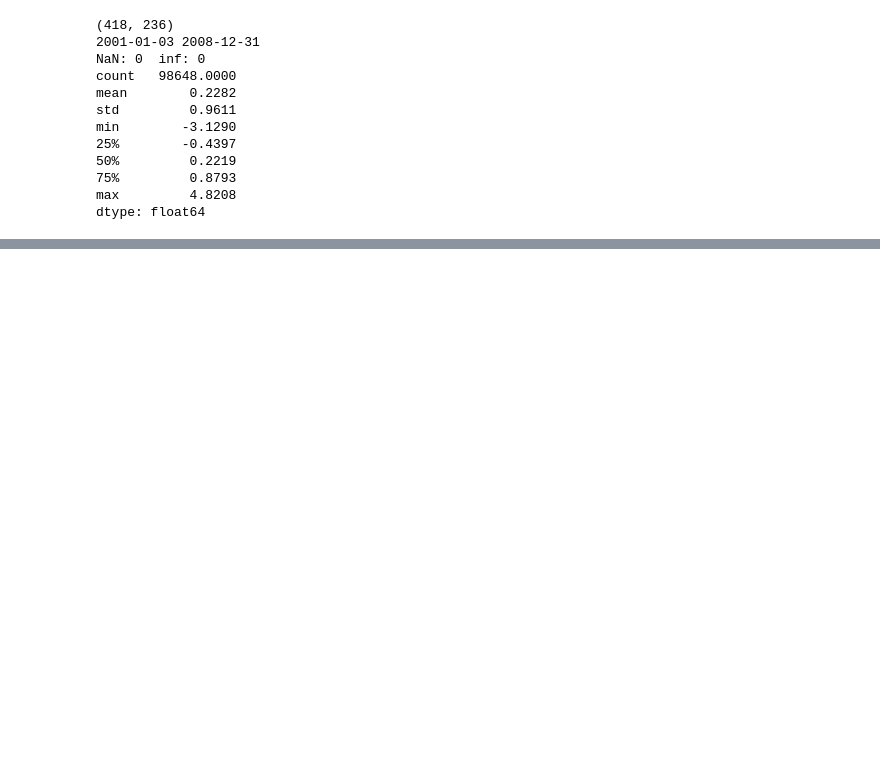
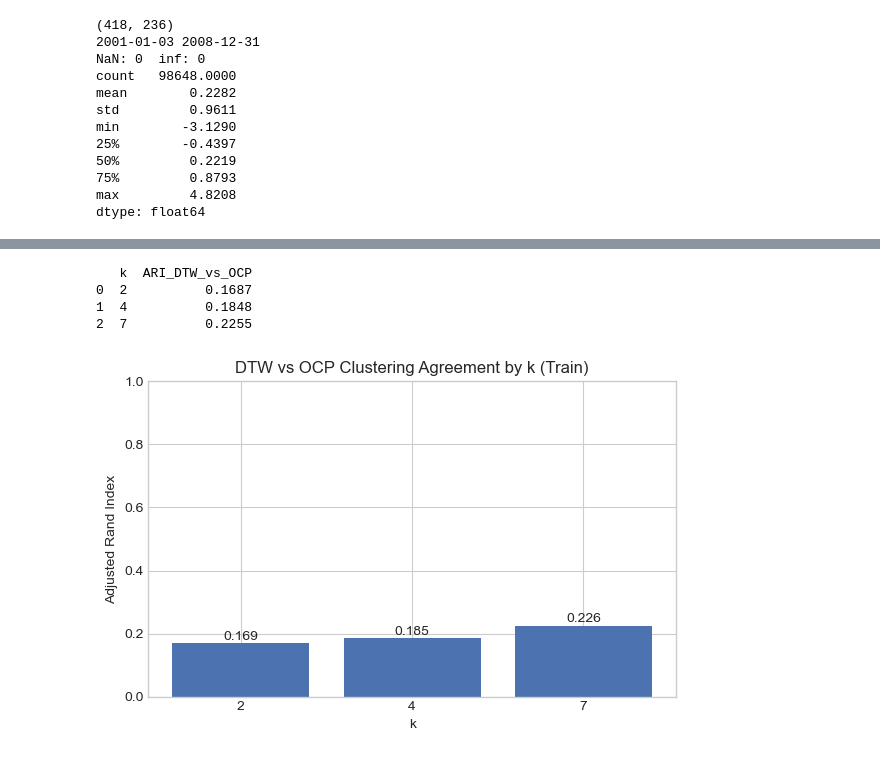
Before and after one commit to WyattEarls/DTW-OCP-Clustering-Pairs-Trading, a Jupyter notebook: Examples/Effective-Pairs-Trading-25yrs-SP500.ipynb, the cells around one changed output, grey strips where cells are left out. Saved outputs shown, nothing was run; the diff lists cells and outputs as text; code cells hidden in the pictures; blank space fills up the shorter version.

```diff
--- a/Examples/Effective-Pairs-Trading-25yrs-SP500.ipynb
+++ b/Examples/Effective-Pairs-Trading-25yrs-SP500.ipynb
@@ -313,0 +370,22 @@ dtype: float64
+# %%
+# DTW-OCP clustering agreement (Adjusted Rand Index) at each k
+ari_df = pd.DataFrame([{'k': k, 'ARI_DTW_vs_OCP': adjusted_rand_score(dtw_clusters[k], ocp_clusters[k])}
+                       for k in K_VALUES])
+print(ari_df)
+
+fig, ax = plt.subplots(figsize=(6, 4))
+ax.bar(ari_df['k'].astype(str), ari_df['ARI_DTW_vs_OCP'], color='#4c72b0')
+for i, v in enumerate(ari_df['ARI_DTW_vs_OCP']):
+    ax.text(i, v + 0.01, f'{v:.3f}', ha='center')
+ax.set_ylim(0, 1); ax.set_xlabel('k'); ax.set_ylabel('Adjusted Rand Index')
+ax.set_title('DTW vs OCP Clustering Agreement by k (Train)')
+plt.tight_layout()
+plt.savefig(f'ari_dtw_ocp_by_k_{TAG}.png', dpi=150, bbox_inches='tight')
+plt.show()
+ari_df.to_csv(f'ari_dtw_ocp_{TAG}.csv', index=False)
+# %% [output]
+   k  ARI_DTW_vs_OCP
+0  2          0.1687
+1  4          0.1848
+2  7          0.2255
+[figure, added]
```
Also changed, not shown: parts of 2 cells of this notebook.
